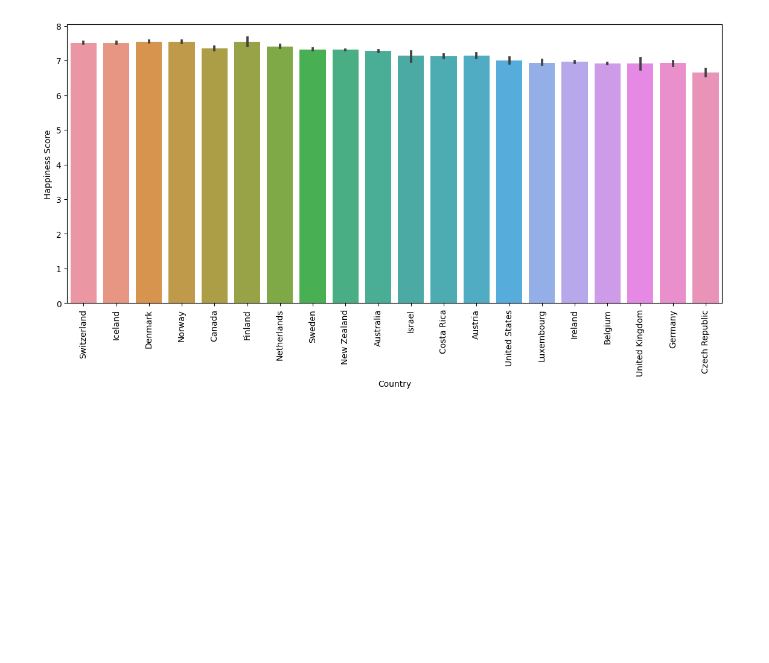
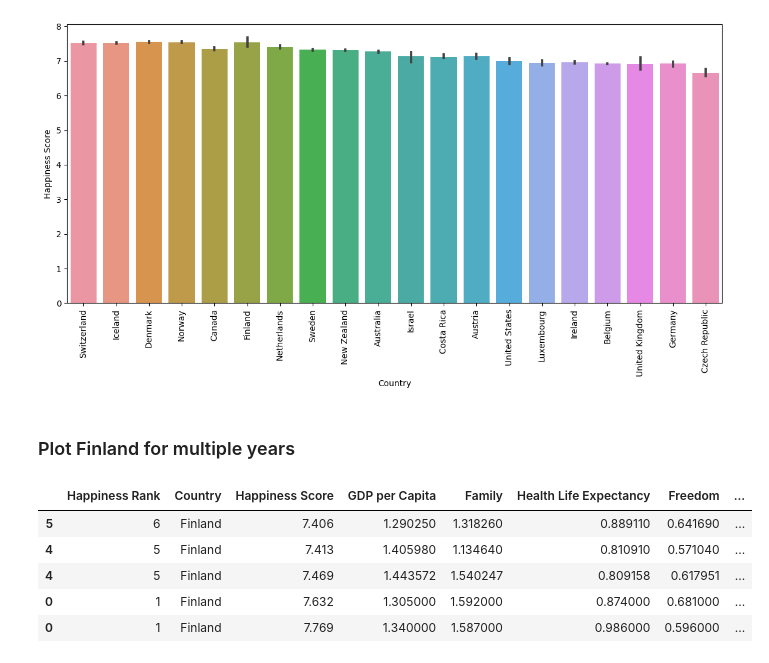
Before and after one commit to codekunoichi/learning-datascience, a Jupyter notebook: pandas/portfolio-projects/prob_6_happiness_data.ipynb, the cells around one changed output. Saved outputs shown, nothing was run; the diff lists cells and outputs as text; code cells hidden in the pictures; blank space fills up the shorter version.

```diff
--- a/pandas/portfolio-projects/prob_6_happiness_data.ipynb
+++ b/pandas/portfolio-projects/prob_6_happiness_data.ipynb
@@ -283,3 +283,15 @@ plt.ylabel("Happiness Score")
 # %% [output]
 Text(0, 0.5, 'Happiness Score')
 [figure]
+# %% [markdown]
+### Plot Finland for multiple years
+# %%
+finland_data = concat_df.loc[concat_df.Country == 'Finland']
+finland_data
+# %% [output]
+|  | Happiness Rank | Country | Happiness Score | GDP per Capita | Family | Health Life Expectancy | Freedom | ... |
+| 5 | 6 | Finland | 7.406 | 1.290250 | 1.318260 | 0.889110 | 0.641690 | ... |
+| 4 | 5 | Finland | 7.413 | 1.405980 | 1.134640 | 0.810910 | 0.571040 | ... |
+| 4 | 5 | Finland | 7.469 | 1.443572 | 1.540247 | 0.809158 | 0.617951 | ... |
+| 0 | 1 | Finland | 7.632 | 1.305000 | 1.592000 | 0.874000 | 0.681000 | ... |
+| 0 | 1 | Finland | 7.769 | 1.340000 | 1.587000 | 0.986000 | 0.596000 | ... |
```
Also changed, not shown: parts of 2 cells of this notebook.
